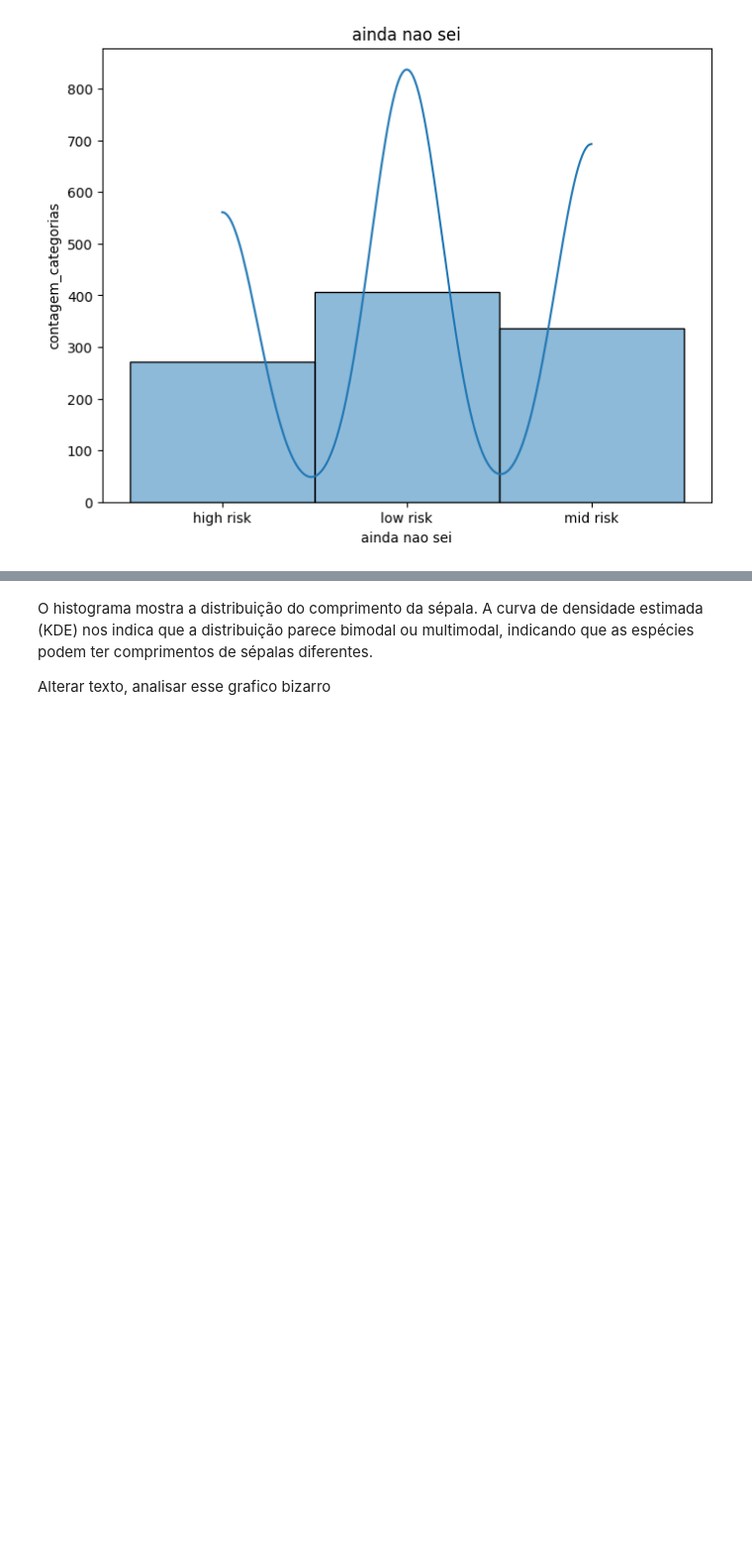
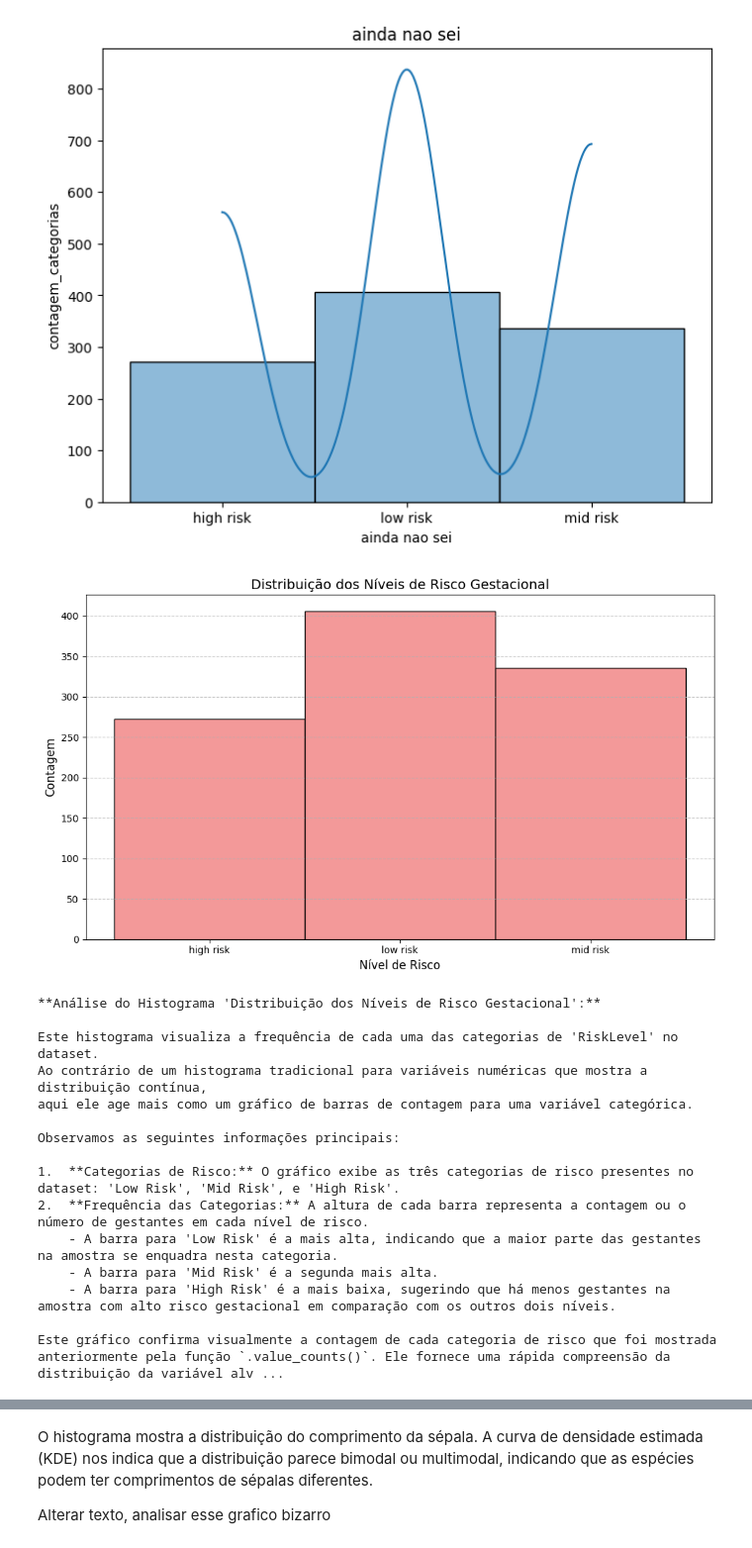
Before and after one commit to AlineFiori/MVP, a Jupyter notebook: Template_Análise_de_Dados_Pregnancy.ipynb, the cells around one changed output, grey strips where cells are left out. Shown at 99% size. Cells and saved outputs as stored; diff of their text form; code cells hidden in the pictures; blank space fills up the shorter version.

```diff
--- a/Template_Análise_de_Dados_Pregnancy.ipynb
+++ b/Template_Análise_de_Dados_Pregnancy.ipynb
@@ -340,3 +408,51 @@ plt.ylabel('contagem_categorias')
 plt.show()
 # %% [output]
 [figure]
+# %%
+# prompt: gerar grafico de histograma para o risk level e explicar o grafico
+
+# Histograma do Risco Gestacional
+plt.figure(figsize=(10, 6))
+sns.histplot(Base['RiskLevel'], kde=False, color='lightcoral', alpha=0.8) # kde=False para histograma simples
+plt.title('Distribuição dos Níveis de Risco Gestacional', fontsize=14)
+plt.xlabel('Nível de Risco', fontsize=12)
+plt.ylabel('Contagem', fontsize=12)
+plt.xticks(rotation=0) # Mantém os rótulos do eixo X na horizontal
+plt.grid(axis='y', linestyle='--', alpha=0.7)
+plt.tight_layout()
+plt.show()
+
+print("""
+**Análise do Histograma 'Distribuição dos Níveis de Risco Gestacional':**
+
+Este histograma visualiza a frequência de cada uma das categorias de 'RiskLevel' no dataset.
+Ao contrário de um histograma tradicional para variáveis numéricas que mostra a distribuição contínua,
+aqui ele age mais como um gráfico de barras de contagem para uma variável categórica.
+
+Observamos as seguintes informações principais:
+
+1.  **Categorias de Risco:** O gráfico exibe as três categorias de risco presentes no dataset: 'Low Risk', 'Mid Risk', e 'High Risk'.
+2.  **Frequência das Categorias:** A altura de cada barra representa a contagem ou o número de gestantes em cada nível de risco.
+    - A barra para 'Low Risk' é a mais alta, indicando que a maior parte das gestantes na amostra se enquadra nesta categoria.
+    - A barra para 'Mid Risk' é a segunda mais alta.
+    - A barra para 'High Risk' é a mais baixa, sugerindo que há menos gestantes na amostra com alto risco gestacional em comparação com os outros dois níveis.
+
+Este gráfico confirma visualmente a contagem de cada categoria de risco que foi mostrada anteriormente pela função `.value_counts()`. Ele fornece uma rápida compreensão da distribuição da variável alvo 'RiskLevel' no dataset, mostrando que a amostra não é perfeitamente balanceada entre as categorias.
+""")
+# %% [output]
+[figure, added]
+**Análise do Histograma 'Distribuição dos Níveis de Risco Gestacional':**
+
+Este histograma visualiza a frequência de cada uma das categorias de 'RiskLevel' no dataset.
+Ao contrário de um histograma tradicional para variáveis numéricas que mostra a distribuição contínua,
+aqui ele age mais como um gráfico de barras de contagem para uma variável categórica.
+
+Observamos as seguintes informações principais:
+
+1.  **Categorias de Risco:** O gráfico exibe as três categorias de risco presentes no dataset: 'Low Risk', 'Mid Risk', e 'High Risk'.
+2.  **Frequência das Categorias:** A altura de cada barra representa a contagem ou o número de gestantes em cada nível de risco.
+    - A barra para 'Low Risk' é a mais alta, indicando que a maior parte das gestantes na amostra se enquadra nesta categoria.
+    - A barra para 'Mid Risk' é a segunda mais alta.
+    - A barra para 'High Risk' é a mais baixa, sugerindo que há menos gestantes na amostra com alto risco gestacional em comparação com os outros dois níveis.
+
+Este gráfico confirma visualmente a contagem de cada categoria de risco que foi mostrada anteriormente pela função `.value_counts()`. Ele fornece uma rápida compreensão da distribuição da variável alv ...
```
Also changed, not shown: parts of 26 cells of this notebook.
